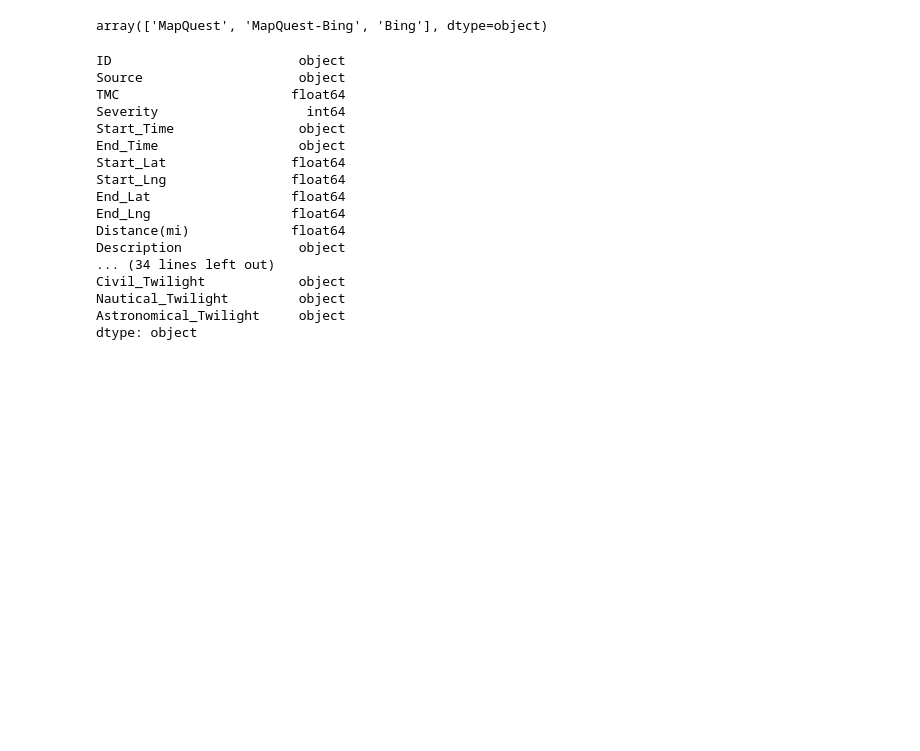
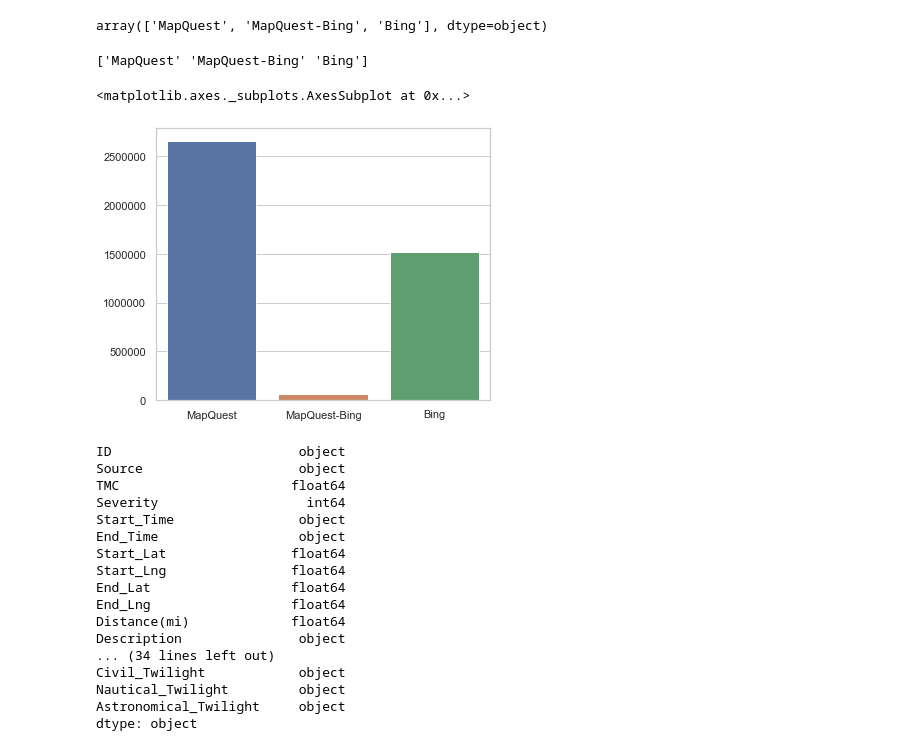
Before and after one commit to shiva-lab/CMPE-255_Final_Project, a Jupyter notebook: US_accidents_EDA.ipynb, the cells around one changed output. Drawn from its saved outputs; the diff is of its cells as text; code cells hidden in the pictures; blank space fills up the shorter version.

```diff
--- a/US_accidents_EDA.ipynb
+++ b/US_accidents_EDA.ipynb
@@ -128,6 +128,18 @@ The shape of data is: (4232541, 49)
 df.Source.unique()
 # %% [output]
 array(['MapQuest', 'MapQuest-Bing', 'Bing'], dtype=object)
+# %%
+source = df.Source.unique()
+print(source)
+countBySource = []
+for i in df.Source.unique():
+    countBySource.append(df[df['Source']== i].count()['Source'])
+fig,ax = plt.subplots(figsize=(6,5))
+sns.barplot(x=source, y=countBySource)
+# %% [output]
+['MapQuest' 'MapQuest-Bing' 'Bing']
+<matplotlib.axes._subplots.AxesSubplot at 0x...>
+[figure, added]
 # %%
 df.dtypes
 # %% [output]
```
Also changed, not shown: parts of 13 cells of this notebook.
